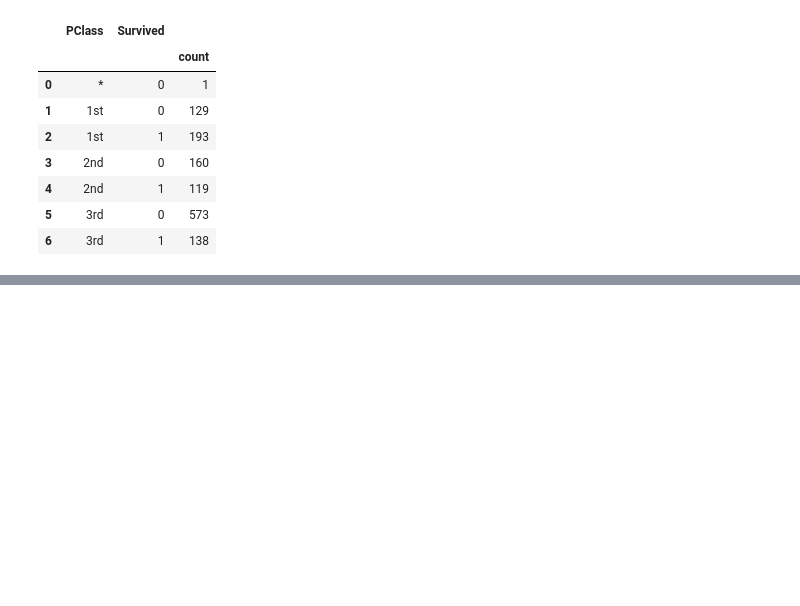
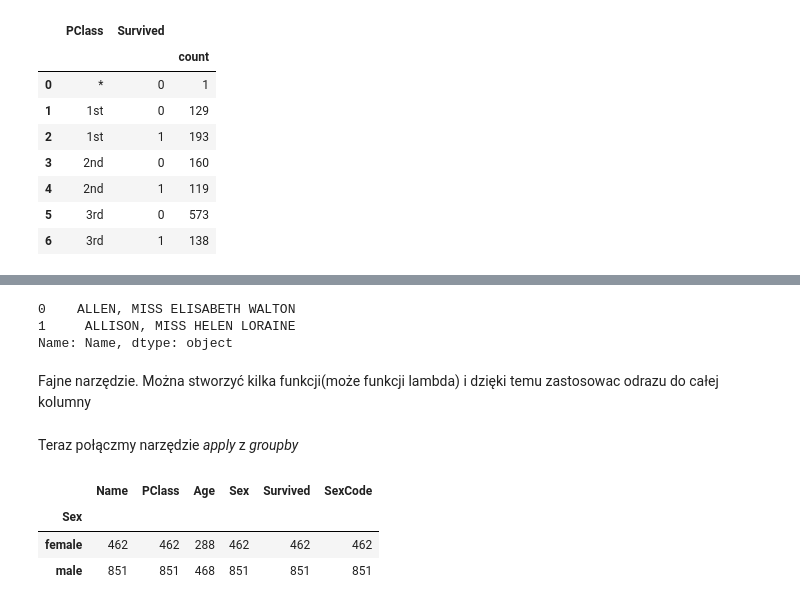
Before and after one commit to Claudiss/Ksiazka_uczenie_masz, a Jupyter notebook: Rozdzial3/main.ipynb, the cells around one changed output, grey strips where cells are left out. Saved outputs shown, nothing was run; the diff lists cells and outputs as text; code cells hidden in the pictures; blank space fills up the shorter version.

```diff
--- a/Rozdzial3/main.ipynb
+++ b/Rozdzial3/main.ipynb
@@ -639,0 +657,9 @@ dataframe.groupby(
+# %%
+# Wczytanie biblioteki.
+import pandas as pd
+
+# Utworzenie adresu URL.
+url = 'https://raw.githubusercontent.com/chrisalbon/sim_data/master/titanic.csv'
+
+# Wczytanie danych.
+dataframe = pd.read_csv(url)
@@ -639,0 +670,19 @@ dataframe.groupby(
+# %%
+# Wywołanie funkcji, wyświetlenie dwóch pierwszych wierszy.
+dataframe['Name'].apply(uppercase)[0:2]
+# %% [output]
+0    ALLEN, MISS ELISABETH WALTON
+1     ALLISON, MISS HELEN LORAINE
+Name: Name, dtype: object
+# %% [markdown]
+Fajne narzędzie. Można stworzyć kilka funkcji(może funkcji lambda) i dzięki temu zastosowac odrazu do całej kolumny
+# %% [markdown]
+Teraz połączmy narzędzie *apply* z *groupby*
+# %%
+# Grupowanie wierszy, wywołanie funkcji w grupach.
+dataframe.groupby('Sex').apply(lambda x: x.count())
+# %% [output]
+|  | Name | PClass | Age | Sex | Survived | SexCode |
+| Sex |  |  |  |  |  |  |
+| female | 462 | 462 | 288 | 462 | 462 | 462 |
+| male | 851 | 851 | 468 | 851 | 851 | 851 |
```
Also changed, not shown: parts of 21 cells of this notebook, 1 other file.
